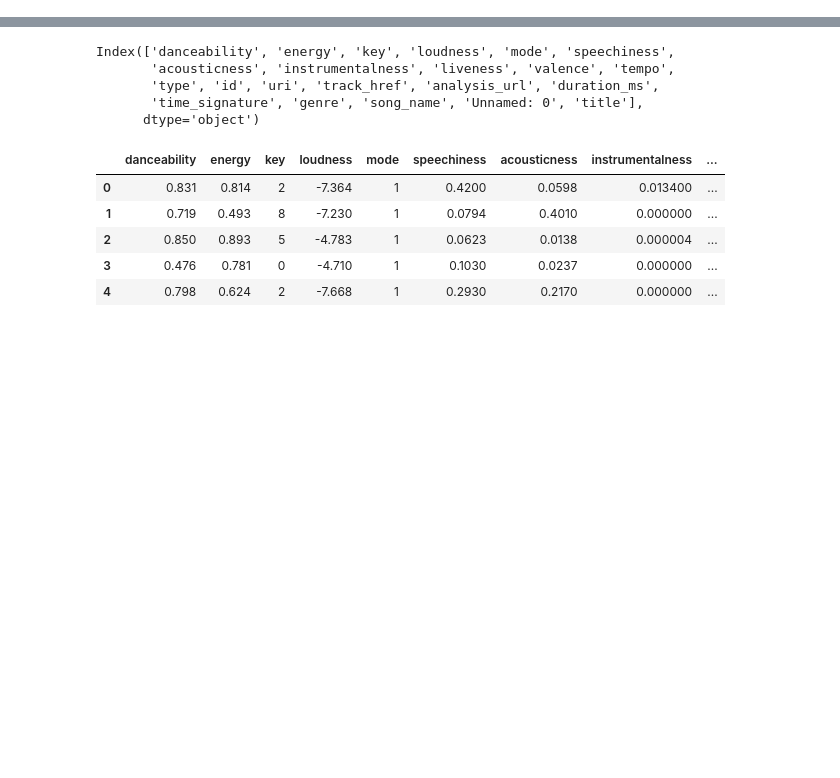
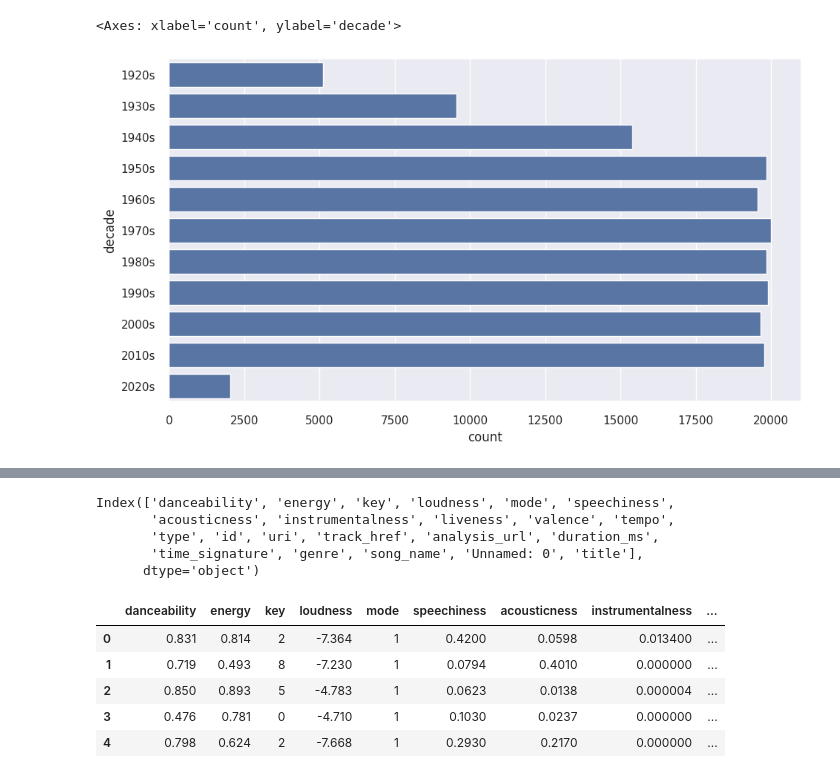
Before and after one commit to aakarshan-coding/Music-Recommendation-System, a Jupyter notebook: Spotify_Music_Recommendation_System.ipynb, the cells around one changed output, grey strips where cells are left out. Drawn from its saved outputs; the diff is of its cells as text; code cells hidden in the pictures; blank space fills up the shorter version.

```diff
--- a/Spotify_Music_Recommendation_System.ipynb
+++ b/Spotify_Music_Recommendation_System.ipynb
@@ -29,0 +123,14 @@ dtype: int64
+# %%
+
+def get_decade(year):
+    period_start = int(year/10) * 10
+    decade = '{}s'.format(period_start)
+    return decade
+
+data['decade'] = data['year'].apply(get_decade)
+
+sns.set(rc={'figure.figsize':(11 ,6)})
+sns.countplot(data['decade'])
+# %% [output]
+<Axes: xlabel='count', ylabel='decade'>
+[figure, added]
```
Also changed, not shown: parts of 28 cells of this notebook.
